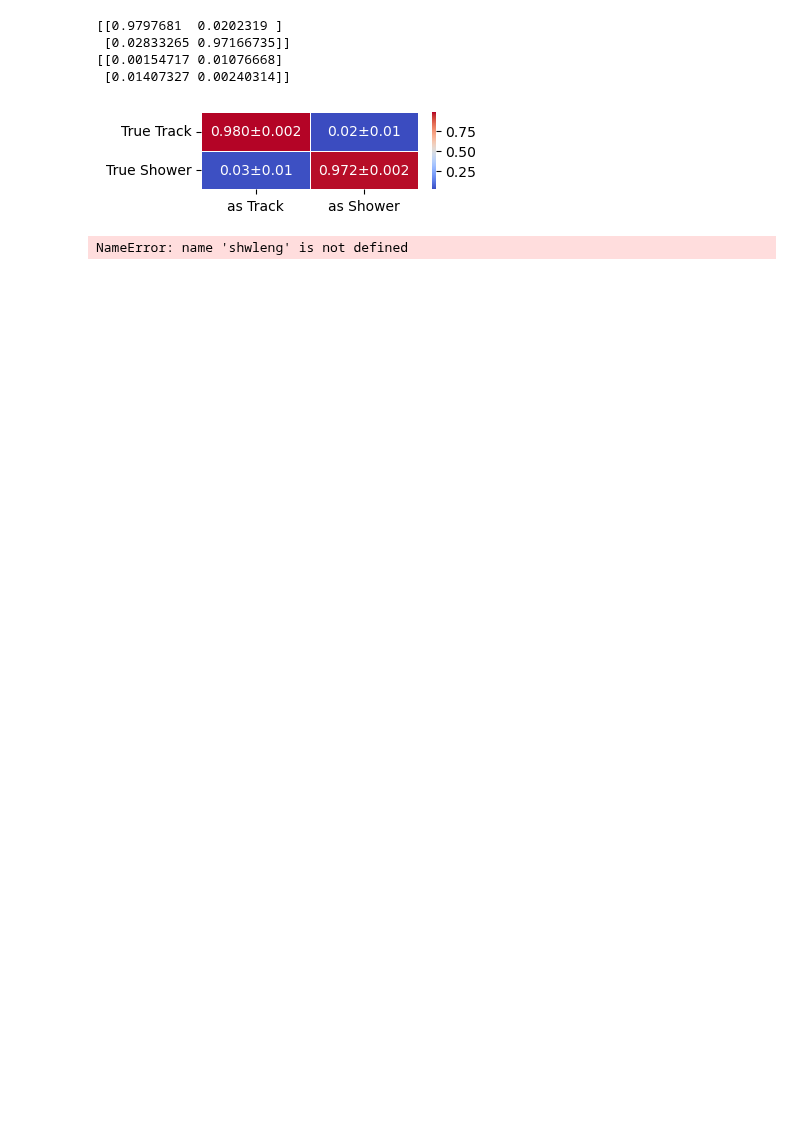
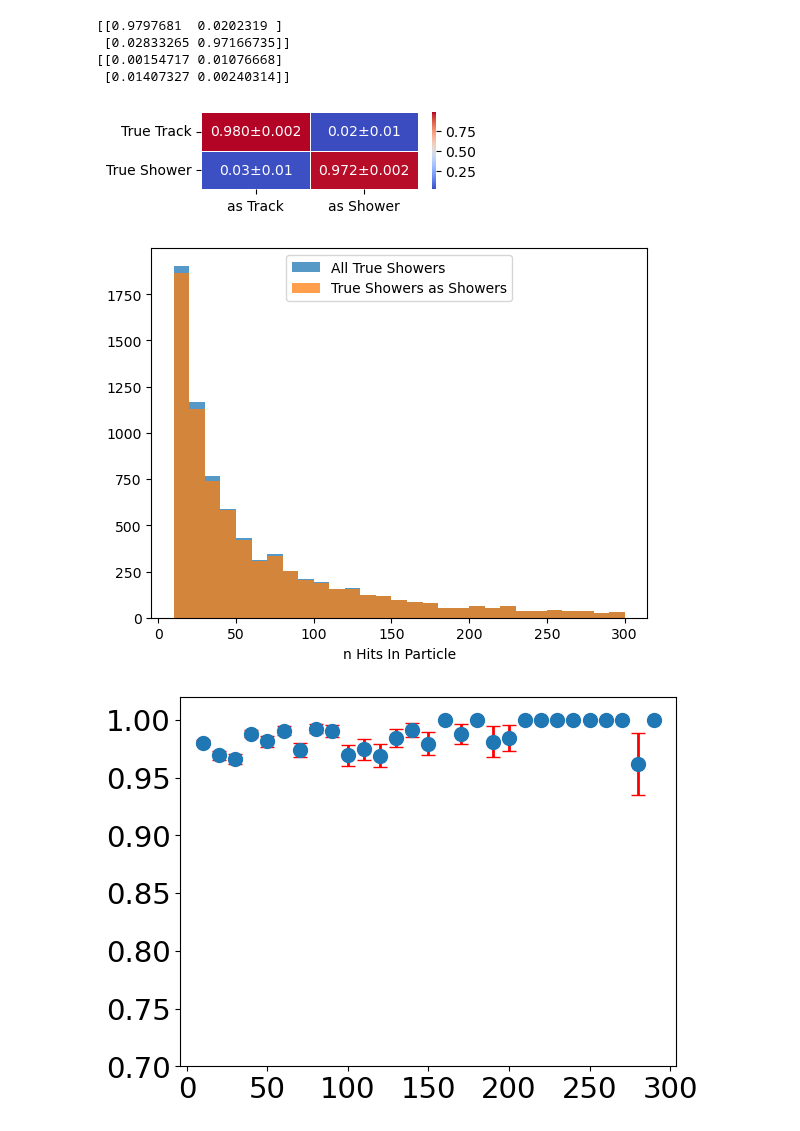
Before and after one commit to mohummudh/neutrinos-dune, a Jupyter notebook: andrew/4bdt/Performance.ipynb, the cells around one changed output. Cells and saved outputs as stored; diff of their text form; code cells hidden in the pictures; blank space fills up the shorter version.

```diff
--- a/andrew/4bdt/Performance.ipynb
+++ b/andrew/4bdt/Performance.ipynb
@@ -10,7 +10,7 @@ from sklearn.tree import DecisionTreeClassifier
 from sklearn.ensemble import AdaBoostClassifier
 from sklearn.datasets import make_classification
 # %%
-#events = Events(r"C:\Users\andre\Desktop\Physics Project\bigdata\CheatedRecoFile_1.root")
+events = Events(r"C:\Users\andre\Desktop\Physics Project\bigdata\CheatedRecoFile_1.root")
 # %%
 x_train = np.load("x_train.npy")
 y_train = np.load("y_train.npy")
@@ -181,22 +200,22 @@ part4 = []
 for i, n in enumerate(TIT):
     if n >= cutpoint:
         TTAT.append(n)
-        #leng1.append(trkleng[i])
-        #part1.append(trkpart[i])
+        leng1.append(trkleng[i])
+        part1.append(trkpart[i])
     if n < cutpoint:
         TTAS.append(n)
-        #leng2.append(trkleng[i])
-        #part2.append(trkpart[i])
+        leng2.append(trkleng[i])
+        part2.append(trkpart[i])
 
 for i, k in enumerate(SIT):
     if k >= cutpoint:
         TSAT.append(k)
-        #leng3.append(shwleng[i])
-        #part3.append(shwpart[i])
+        leng3.append(shwleng[i])
+        part3.append(shwpart[i])
     if k < cutpoint:
         TSAS.append(k)
-        #leng4.append(shwleng[i])
-        #part4.append(shwpart[i])
+        leng4.append(shwleng[i])
+        part4.append(shwpart[i])
 
 TTATprob = len(TTAT)/(len(TTAT)+len(TTAS))
 TTASprob = len(TTAS)/(len(TTAT)+len(TTAS))
@@ -239,38 +258,39 @@ plt.show()
 #print(max(shwleng))
 bin_edges = np.arange(10, 310, 10)
 
-hist1, _ = np.histogram(shwleng, bins=bin_edges)
-hist2, _ = np.histogram(leng4, bins=bin_edges)
+hist1, _ = np.histogram(trkleng, bins=bin_edges)
+hist2, _ = np.histogram(leng1, bins=bin_edges)
 
 #hist1_normalized = hist1 / len(trkleng)
 #hist2_normalized = hist2 / len(leng1)
 
 plt.bar(bin_edges[:-1], hist1, width=10, align='edge', alpha=0.75, label='All True Showers')
 plt.bar(bin_edges[:-1], hist2, width=10, align='edge', alpha=0.75, label='True Showers as Showers')
 #plt.title('')
 plt.xlabel('n Hits In Particle')
 plt.legend(loc='upper center')
 plt.show()
 
 xvalues = np.arange(10, 300, 10)
 eff = hist2/hist1
 error = []
 
 for i, val in enumerate(eff):
     err = np.sqrt((val*(1-val))/(hist1[i]+hist2[i]))
     error.append(err)
 
 #print(xvalues)
 #print(eff)
 #print(error)
 
 plt.errorbar(xvalues, eff, yerr=error, fmt='o', elinewidth=2, ecolor='red', capsize=5, ms=10)
 #plt.scatter(xvalues, (hist2/hist1))
 #plt.xlabel('n Hits in Particle', fontsize=25)
 #plt.ylabel('Efficiency', fontsize=25)
 plt.xticks(fontsize = 21)
 plt.yticks(fontsize = 21)
 plt.ylim(0.7,1.02)
 plt.show()
 # %% [output]
-NameError: name 'shwleng' is not defined
+[figure, added]
+[figure, added]
```
Also changed, not shown: parts of 2 cells of this notebook.
